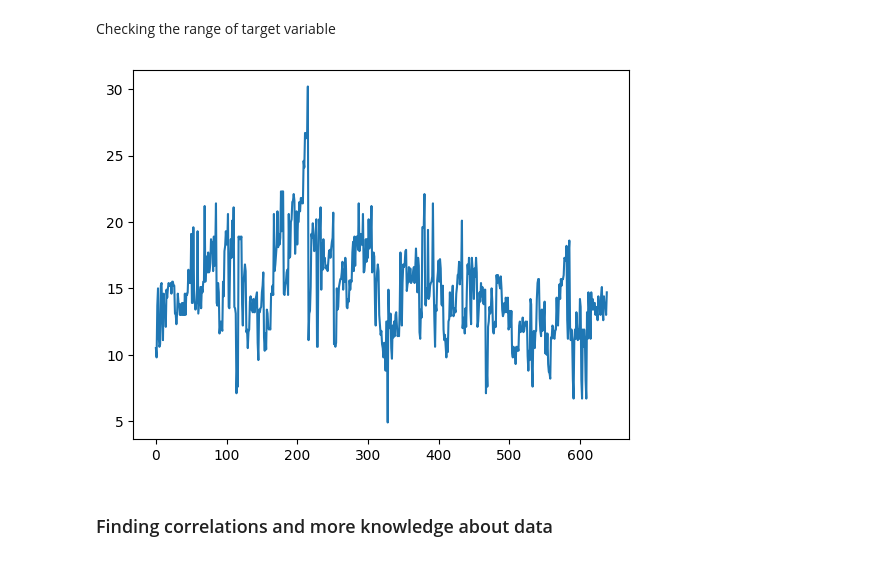
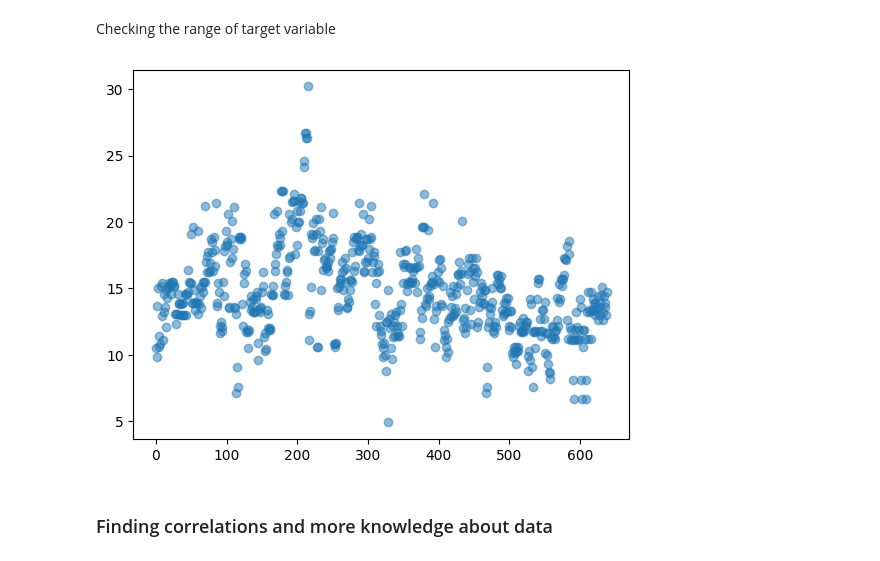
Before and after one commit to mweglowski/fuel_consumption_prediction, a Jupyter notebook: main.ipynb, the cells around one changed output. Cells and saved outputs as stored; diff of their text form; code cells hidden in the pictures.

Commit message:
linear plot -> scatter plot

```diff
--- a/main.ipynb
+++ b/main.ipynb
@@ -19,11 +19,11 @@ df.head(3)
 | 2 | 2000 | ACURA | 3.2TL | MID-SIZE | 3.2 | 6 | AS5 | Z | ... |
 # %% [markdown]
 Checking the range of target variable
-# %%
-df["FUEL CONSUMPTION"].plot()
-plt.show()
-# %% [output]
-[figure, removed]
+# %%
+plt.scatter(df.index, df["FUEL CONSUMPTION"], alpha=0.5)
+plt.show()
+# %% [output]
+[figure, added]
 # %% [markdown]
 ### Finding correlations and more knowledge about data
 # %%
```
Also changed, not shown: parts of 1 cell of this notebook.
